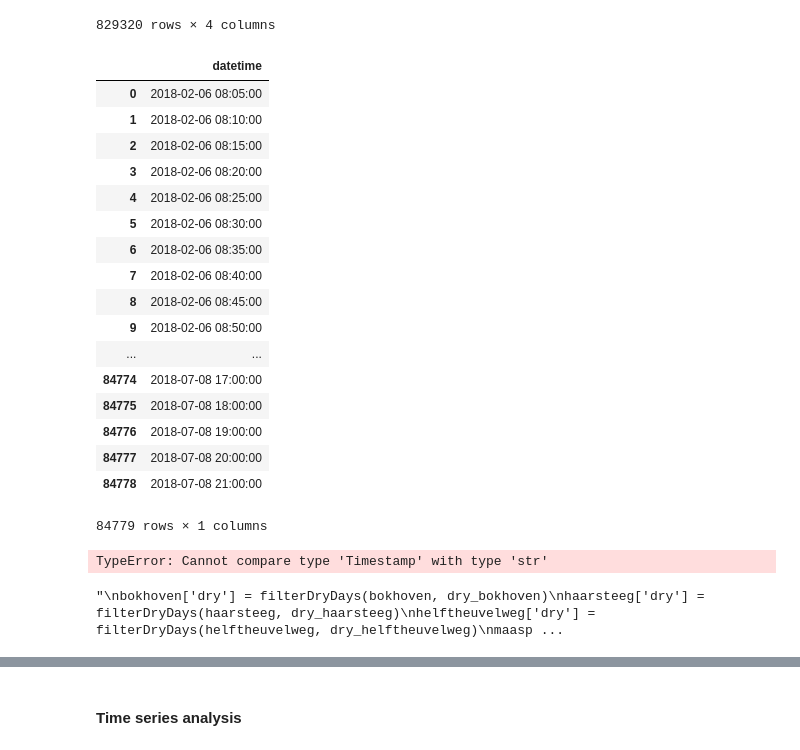
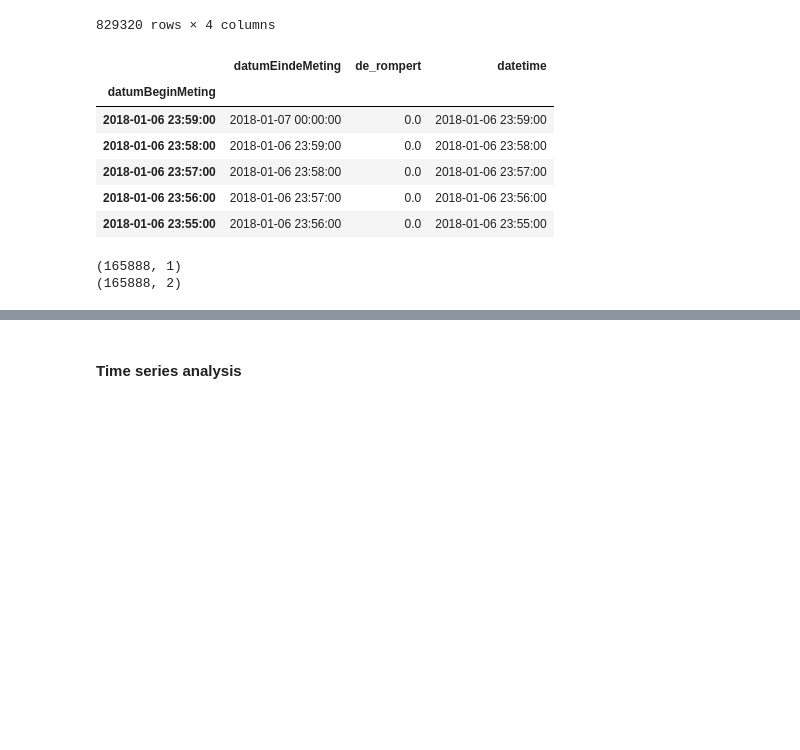
Before and after one commit to Trezorro/waterschap-datachallenge, a Jupyter notebook: Flow analysis 24-09.ipynb, the cells around one changed output, grey strips where cells are left out. Cells and saved outputs as stored; diff of their text form; code cells hidden in the pictures; blank space fills up the shorter version.

```diff
--- a/Flow analysis 24-09.ipynb
+++ b/Flow analysis 24-09.ipynb
@@ -129,52 +129,46 @@ dry_maaspoort = dry_df('dry_maaspoort')
 dry_oudengelseweg = dry_df('dry_oudengelseweg')
 # %%
 drydfs = [dry_rompert, dry_bokhoven, dry_haarsteeg, dry_helftheuvelweg, dry_maaspoort, dry_oudengelseweg]
-# %%
-dry_rompert
-# %% [output]
-|  | datetime |
-| 0 | 2018-02-06 08:05:00 |
-| 1 | 2018-02-06 08:10:00 |
-| 2 | 2018-02-06 08:15:00 |
-| 3 | 2018-02-06 08:20:00 |
-| 4 | 2018-02-06 08:25:00 |
-| 5 | 2018-02-06 08:30:00 |
-| 6 | 2018-02-06 08:35:00 |
-| 7 | 2018-02-06 08:40:00 |
-| 8 | 2018-02-06 08:45:00 |
-| 9 | 2018-02-06 08:50:00 |
-| ... | ... |
-| 84774 | 2018-07-08 17:00:00 |
-| 84775 | 2018-07-08 18:00:00 |
-| 84776 | 2018-07-08 19:00:00 |
-| 84777 | 2018-07-08 20:00:00 |
-| 84778 | 2018-07-08 21:00:00 |
-84779 rows × 1 columns
+# %%
+de_rompert.head()
+# %% [output]
+|  | datumEindeMeting | de_rompert | datetime |
+| datumBeginMeting |  |  |  |
+| 2018-01-06 23:59:00 | 2018-01-07 00:00:00 | 0.0 | 2018-01-06 23:59:00 |
+| 2018-01-06 23:58:00 | 2018-01-06 23:59:00 | 0.0 | 2018-01-06 23:58:00 |
+| 2018-01-06 23:57:00 | 2018-01-06 23:58:00 | 0.0 | 2018-01-06 23:57:00 |
+| 2018-01-06 23:56:00 | 2018-01-06 23:57:00 | 0.0 | 2018-01-06 23:56:00 |
+| 2018-01-06 23:55:00 | 2018-01-06 23:56:00 | 0.0 | 2018-01-06 23:55:00 |
 # %%
 de_rompert = de_rompert.groupby(pd.TimeGrouper('5Min'))['de_rompert'].mean()
 
-'''
-bokhoven = bokhoven.groupby(pd.TimeGrouper('5Min'))['bokhoven'].mean()
-haarsteeg = haarsteeg.groupby(pd.TimeGrouper('5Min'))['haarsteeg'].mean()
-helftheuvelweg = helftheuvelweg.groupby(pd.TimeGrouper('5Min'))['helftheuvelweg'].mean()
-maaspoort = maaspoort.groupby(pd.TimeGrouper('5Min'))['maaspoort'].mean()
-oudengelseweg = oudengelseweg.groupby(pd.TimeGrouper('5Min'))['oudengelseweg'].mean()
-'''
+# '''
+# bokhoven = bokhoven.groupby(pd.TimeGrouper('5Min'))['bokhoven'].mean()
+# haarsteeg = haarsteeg.groupby(pd.TimeGrouper('5Min'))['haarsteeg'].mean()
+# helftheuvelweg = helftheuvelweg.groupby(pd.TimeGrouper('5Min'))['helftheuvelweg'].mean()
+# maaspoort = maaspoort.groupby(pd.TimeGrouper('5Min'))['maaspoort'].mean()
+# oudengelseweg = oudengelseweg.groupby(pd.TimeGrouper('5Min'))['oudengelseweg'].mean()
+# '''
-# %% [output]
-TypeError: Cannot compare type 'Timestamp' with type 'str'
 # %%
+de_rompert = pd.DataFrame(de_rompert)
 def filterDryDays(data, dry):
+
+    print(data.shape)
     rain = np.where(data.index.isin(dry['datetime']), 1, 0)
-    return rain
+    data['dry'] = rain
+    print(data.shape)
 
-de_rompert['dry'] = filterDryDays(de_rompert, dry_rompert)
-'''
-bokhoven['dry'] = filterDryDays(bokhoven, dry_bokhoven)
-haarsteeg['dry'] = filterDryDays(haarsteeg, dry_haarsteeg)
-helftheuvelweg['dry'] = filterDryDays(helftheuvelweg, dry_helftheuvelweg)
-maaspoort['dry'] = filterDryDays(maaspoort, dry_maaspoort)
-oudengelseweg['dry'] = filterDryDays(oudengelseweg, dry_oudengelseweg)
-'''
+    return data
+
+de_rompert = filterDryDays(de_rompert, dry_rompert)
+# '''
+# bokhoven['dry'] = filterDryDays(bokhoven, dry_bokhoven)
+# haarsteeg['dry'] = filterDryDays(haarsteeg, dry_haarsteeg)
+# helftheuvelweg['dry'] = filterDryDays(helftheuvelweg, dry_helftheuvelweg)
+# maaspoort['dry'] = filterDryDays(maaspoort, dry_maaspoort)
+# oudengelseweg['dry'] = filterDryDays(oudengelseweg, dry_oudengelseweg)
+# '''
 # %% [output]
-"\nbokhoven['dry'] = filterDryDays(bokhoven, dry_bokhoven)\nhaarsteeg['dry'] = filterDryDays(haarsteeg, dry_haarsteeg)\nhelftheuvelweg['dry'] = filterDryDays(helftheuvelweg, dry_helftheuvelweg)\nmaasp ...
+(165888, 1)
+(165888, 2)
 # %%
```
Also changed, not shown: parts of 9 cells of this notebook.
